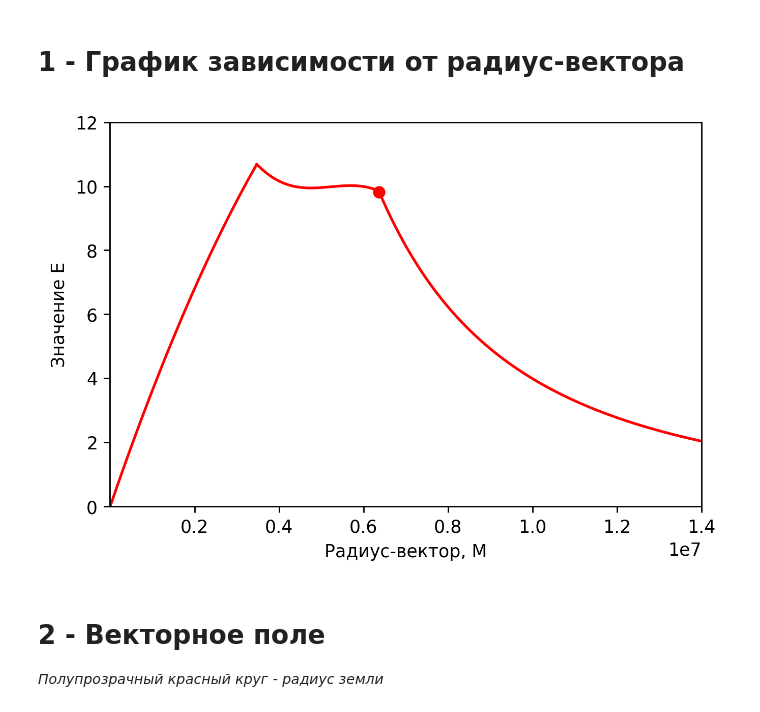
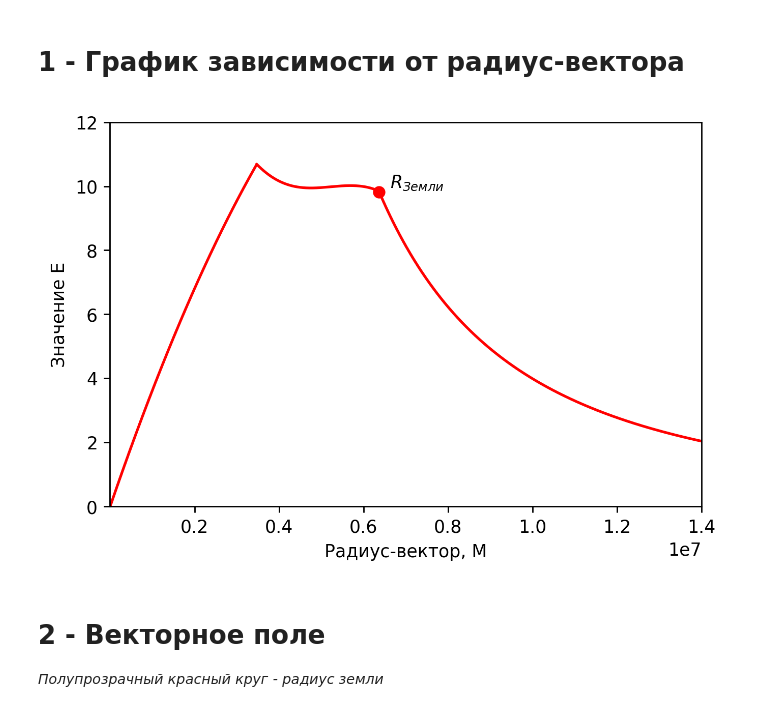
Before and after one commit to sqeezelemon/itmo-physics, a Jupyter notebook: modeling1/18.ipynb, the cells around one changed output. Drawn from its saved outputs; the diff is of its cells as text; code cells hidden in the pictures.

```diff
--- a/modeling1/18.ipynb
+++ b/modeling1/18.ipynb
@@ -44,23 +50,26 @@ step = 10000
 # Максимальное значение по y
 y_max = 12
 # %%
+# ГЕНЕРАЦИЯ ГРАФИКА
 x = []
 y = []
 r = int_start
 while r < int_end:
     x.append(r)
     y.append(E(r))
     r += step
+
 plt.figure(dpi=250)
 plt.xlim(int_start, int_end)
 plt.ylim(0, y_max)
 plt.scatter(R_Earth, E(R_Earth), color="r")
+plt.text(R_Earth, E(R_Earth), r"  $R_{Земли}$", ha="left", va="bottom")
 plt.plot(x,y, color="r")
 plt.xlabel("Радиус-вектор, М")
 plt.ylabel("Значение E")
 plt.show()
 # %% [output]
-[figure, old version]
+[figure, new version]
 # %% [markdown]
 # 2 - Векторное поле
 *Полупрозрачный красный круг - радиус земли*
```
Also changed, not shown: parts of 9 cells of this notebook.
